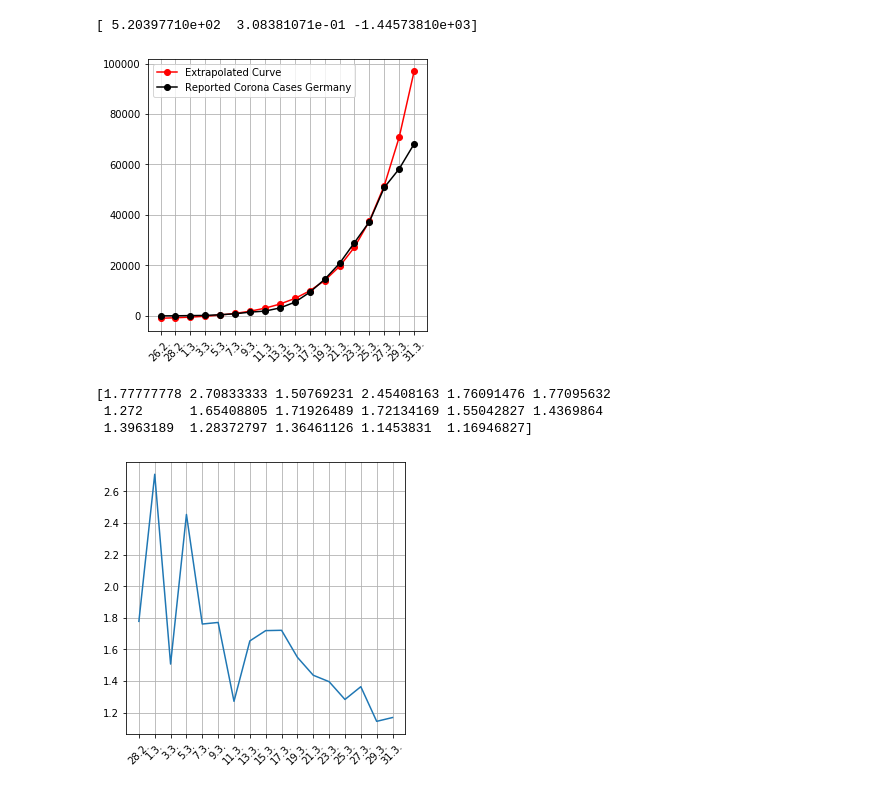
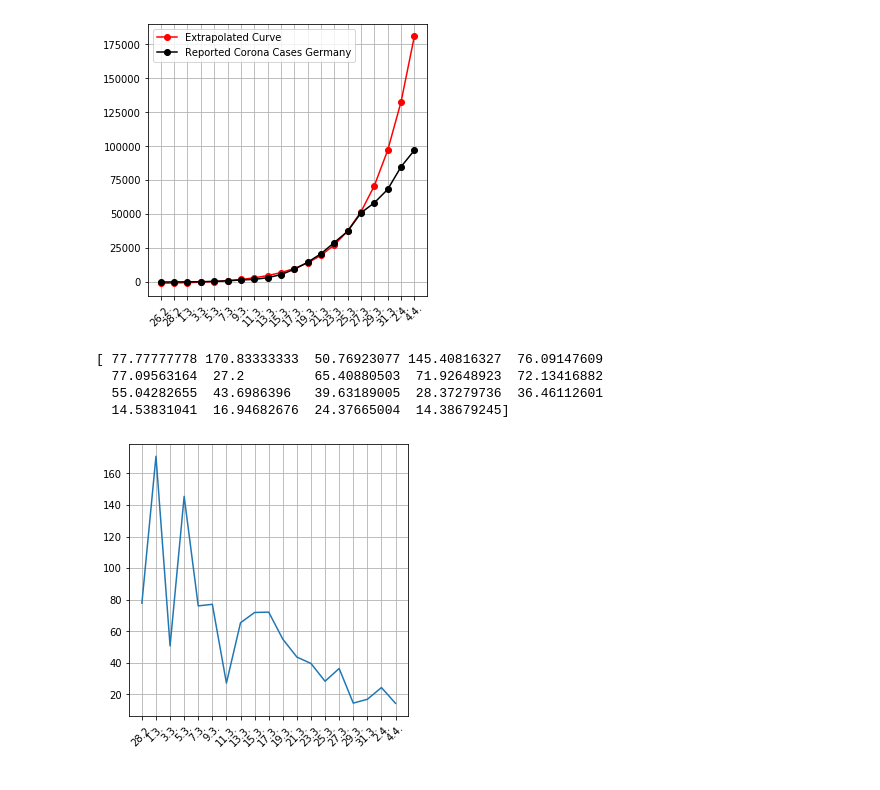
Before and after one commit to Spatiumensura/corona_prediction, a Jupyter notebook: corona_prediction.ipynb, the cells around one changed output. Drawn from its saved outputs; the diff is of its cells as text; code cells hidden in the pictures.

```diff
--- a/corona_prediction.ipynb
+++ b/corona_prediction.ipynb
@@ -27,46 +27,46 @@ https://gisanddata.maps.arcgis.com/apps/opsdashboard/index.html#/bda7594740fd402
 27.03. : 50900
 29.03. : 58300 (16:00)
 31.03. : 68180 (21:00)
+02.04. : 84800
+04.04. : 97000 (estimated)
 """
 
 def func(x, a, b, c):
     return a * np.exp(b * x) + c
 
 """
 Estimate parameters
 """
 yn  = np.array([27., 48., 130., 196., 481., 847.0, 1500, 1908, 3156, 5426, 9340, 14481, 20809, 29056, 37300, 50900])
-yn2 = np.array([27., 48., 130., 196., 481., 847.0, 1500, 1908, 3156, 5426, 9340, 14481, 20809, 29056, 37300, 50900, 58300, 68180])
+yn2 = np.array([27., 48., 130., 196., 481., 847.0, 1500, 1908, 3156, 5426, 9340, 14481, 20809, 29056, 37300, 50900, 58300, 68180, 84800,97000 ])
 xn  = np.arange(len(yn))
 xn2 = np.arange(len(yn2))
 popt, pcov = curve_fit(func, xn, yn)
 
 """
 Prediction
 """
-time_index = pd.date_range('2020-02-26', '2020-3-31', freq='d')
+time_index = pd.date_range('2020-02-26', '2020-4-4', freq='d')
 ticklabels = [str(item.day)+"."+str(item.month)+"." for item in time_index[::2]]
 xp = np.arange(len(ticklabels))
 
 """
 Plotting
 """
 infected = func(xp, *popt)
 fig = plt.figure(figsize=(5,5))
 ax = plt.subplot(111)
 ax.plot(xp, func(xp, *popt), 'ro-', label="Extrapolated Curve")
 ax.plot(xn2, yn2, 'ko-', label="Reported Corona Cases Germany")
 ax.set_xticks(xp)
 ax.set_xticklabels(ticklabels, rotation = 45)
 ax.legend()
 plt.grid()
 plt.show()
 # %% [output]
-[ 5.20397710e+02  3.08381071e-01 -1.44573810e+03]
-[figure, old version]
+[figure, new version]
 # %%
-growth = yn2[1:]/yn2[0:-1]
-print(growth)
+growth = ((yn2[1:]/yn2[0:-1])-1.0)*100
 fig = plt.figure(figsize=(5,5))
 ax = plt.subplot(111)
 ax.plot(growth)
@@ -75,7 +75,8 @@ ax.set_xticklabels(ticklabels[1:], rotation = 45)
 plt.grid()
 plt.show()
 # %% [output]
-[1.77777778 2.70833333 1.50769231 2.45408163 1.76091476 1.77095632
- 1.272      1.65408805 1.71926489 1.72134169 1.55042827 1.4369864
- 1.3963189  1.28372797 1.36461126 1.1453831  1.16946827]
+[ 77.77777778 170.83333333  50.76923077 145.40816327  76.09147609
+  77.09563164  27.2         65.40880503  71.92648923  72.13416882
+  55.04282655  43.6986396   39.63189005  28.37279736  36.46112601
+  14.53831041  16.94682676  24.37665004  14.38679245]
-[figure, old version]
+[figure, new version]
```
Also changed, not shown: parts of 1 cell of this notebook.
